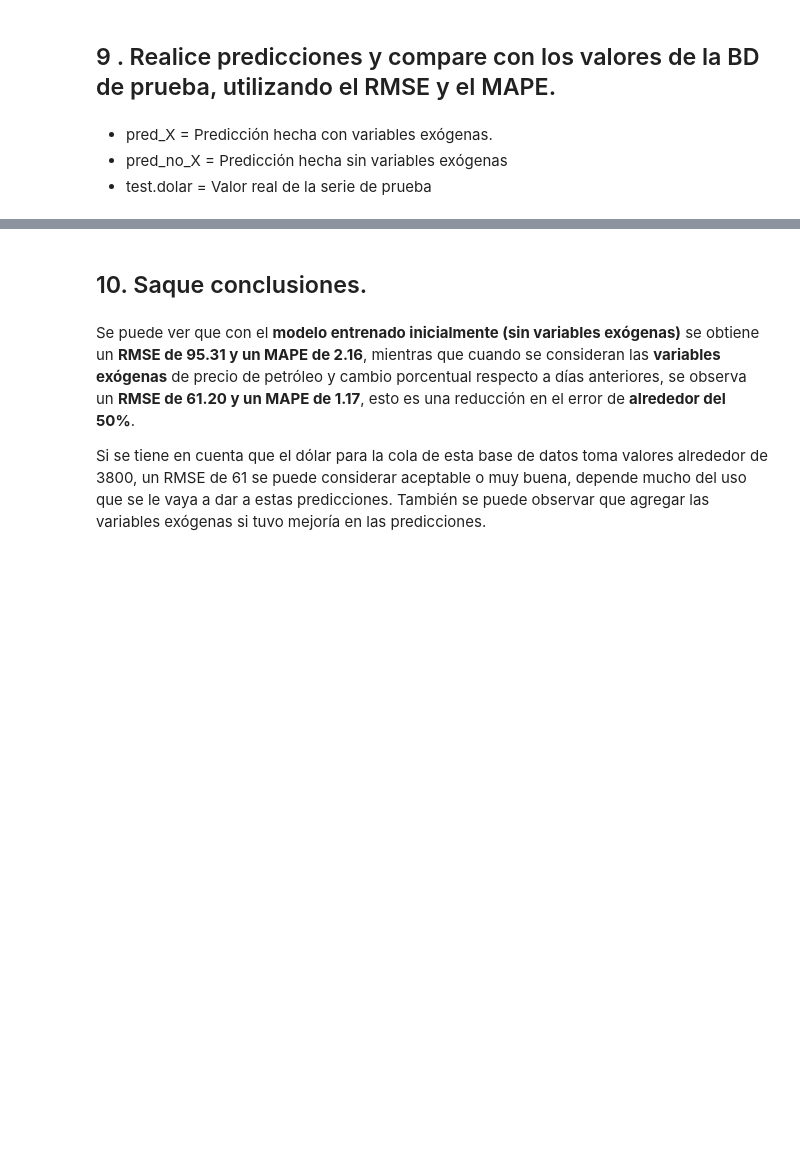
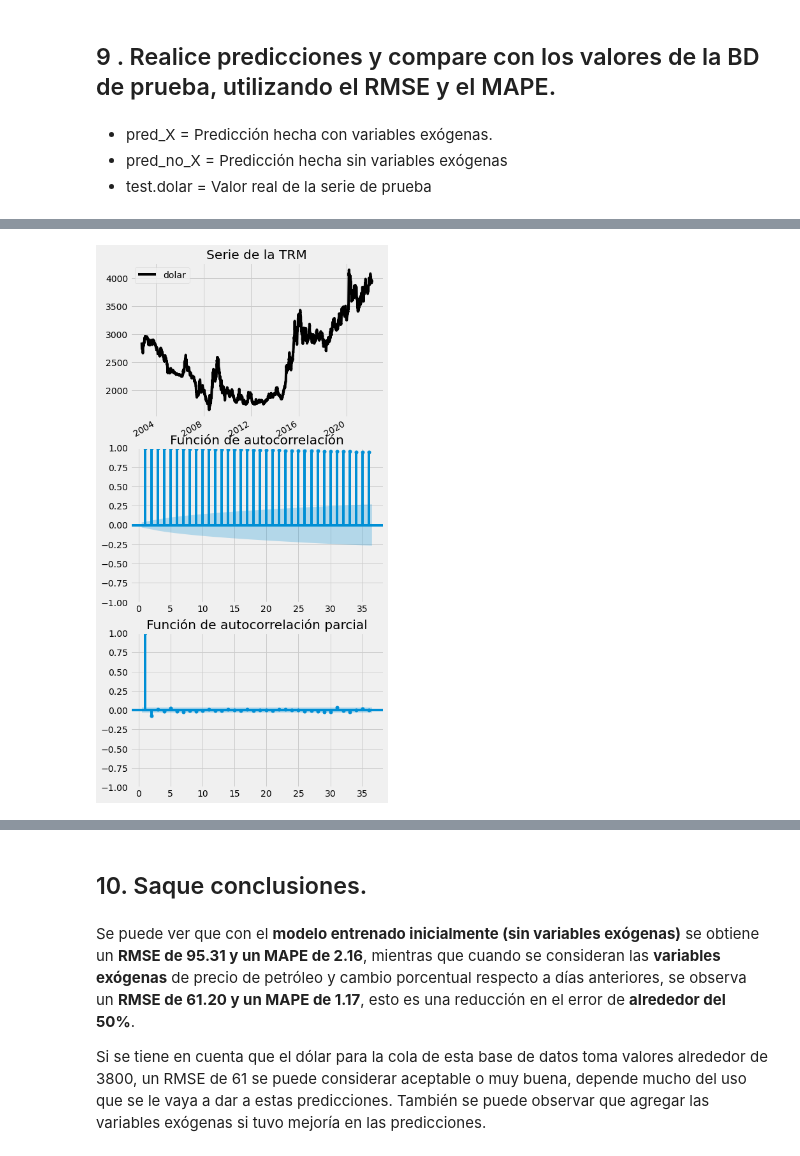
Before and after one commit to julianusor/series_de_tiempo, a Jupyter notebook: Exam3/PARCIAL3_PUNTO1.ipynb, the cells around one changed output, grey strips where cells are left out. Cells and saved outputs as stored; diff of their text form; code cells hidden in the pictures; blank space fills up the shorter version.

Commit message:
punto 1 parcial 3 con mas correciones

```diff
--- a/Exam3/PARCIAL3_PUNTO1.ipynb
+++ b/Exam3/PARCIAL3_PUNTO1.ipynb
@@ -256,0 +485,9 @@ pred_no_X = fit.predict(start = 3623, end = 3632)#3626 a 3632
+# %%
+fig, ax = plt.subplots(3,1,figsize=(7,15))
+fig.tight_layout(pad=2.5)
+train.plot(ax=ax[0], x = "fecha", y = "dolar", title = "Serie de la TRM", xlabel="", color="black")
+plot_acf(df.dolar, zero = False, title = "Función de autocorrelación", ax=ax[1])
+plot_pacf(df.dolar, method="ywm", zero = False, title = "Función de autocorrelación parcial", ax=ax[2])
+fig.show()
+# %% [output]
+[figure, added]
```
Also changed, not shown: parts of 27 cells of this notebook.
